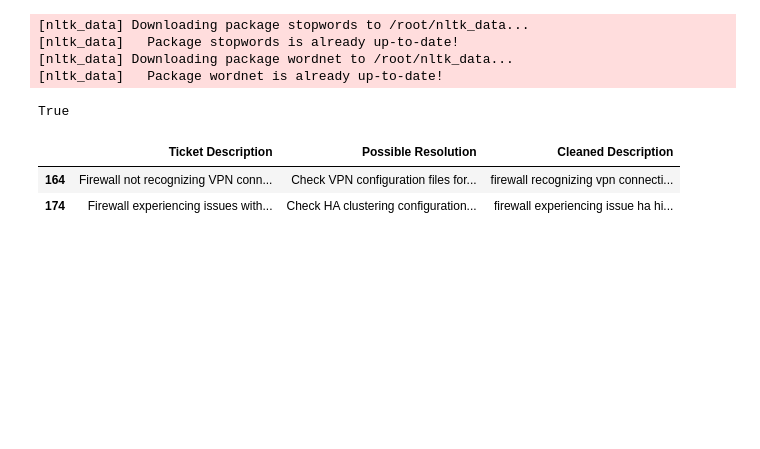
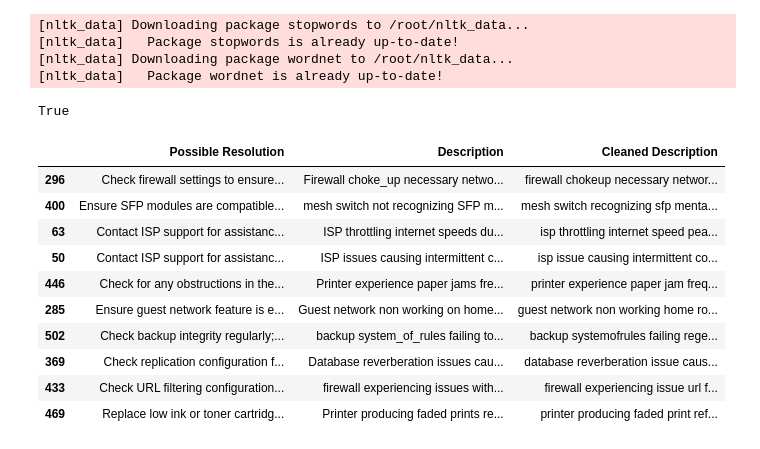
Before and after one commit to SriRamK345/-Ticket-Resolution-Recommendation-using-TF-IDF-and-Cosine-Similarity, a Jupyter notebook: Ticket_Resolution_Recommendation.ipynb, the cells around one changed output. Cells and saved outputs as stored; diff of their text form; code cells hidden in the pictures; blank space fills up the shorter version.

```diff
--- a/Ticket_Resolution_Recommendation.ipynb
+++ b/Ticket_Resolution_Recommendation.ipynb
@@ -53,13 +134,21 @@ def preprocess_test(text):
   text = [lemmatizer.lemmatize(word) for word in text.split() if word not in stop_words] # Lemmatization & stop word removal
   return " ".join(text)
 # %%
-df['Cleaned Description'] = df['Ticket Description'].apply(preprocess_test)
+melted_df['Cleaned Description'] = melted_df['Description'].apply(preprocess_test)
-# %%
-df.sample(2)
-# %% [output]
-|  | Ticket Description | Possible Resolution | Cleaned Description |
-| 164 | Firewall not recognizing VPN conn... | Check VPN configuration files for... | firewall recognizing vpn connecti... |
-| 174 | Firewall experiencing issues with... | Check HA clustering configuration... | firewall experiencing issue ha hi... |
+# %%
+melted_df.sample(10)
+# %% [output]
+|  | Possible Resolution | Description | Cleaned Description |
+| 296 | Check firewall settings to ensure... | Firewall choke_up necessary netwo... | firewall chokeup necessary networ... |
+| 400 | Ensure SFP modules are compatible... | mesh switch not recognizing SFP m... | mesh switch recognizing sfp menta... |
+| 63 | Contact ISP support for assistanc... | ISP throttling internet speeds du... | isp throttling internet speed pea... |
+| 50 | Contact ISP support for assistanc... | ISP issues causing intermittent c... | isp issue causing intermittent co... |
+| 446 | Check for any obstructions in the... | Printer experience paper jams fre... | printer experience paper jam freq... |
+| 285 | Ensure guest network feature is e... | Guest network non working on home... | guest network non working home ro... |
+| 502 | Check backup integrity regularly;... | backup system_of_rules failing to... | backup systemofrules failing rege... |
+| 369 | Check replication configuration f... | Database reverberation issues cau... | database reverberation issue caus... |
+| 433 | Check URL filtering configuration... | firewall experiencing issues with... | firewall experiencing issue url f... |
+| 469 | Replace low ink or toner cartridg... | Printer producing faded prints re... | printer producing faded print ref... |
 # %%
 from sklearn.feature_extraction.text import TfidfVectorizer
 # %%
```
Also changed, not shown: parts of 14 cells of this notebook.
